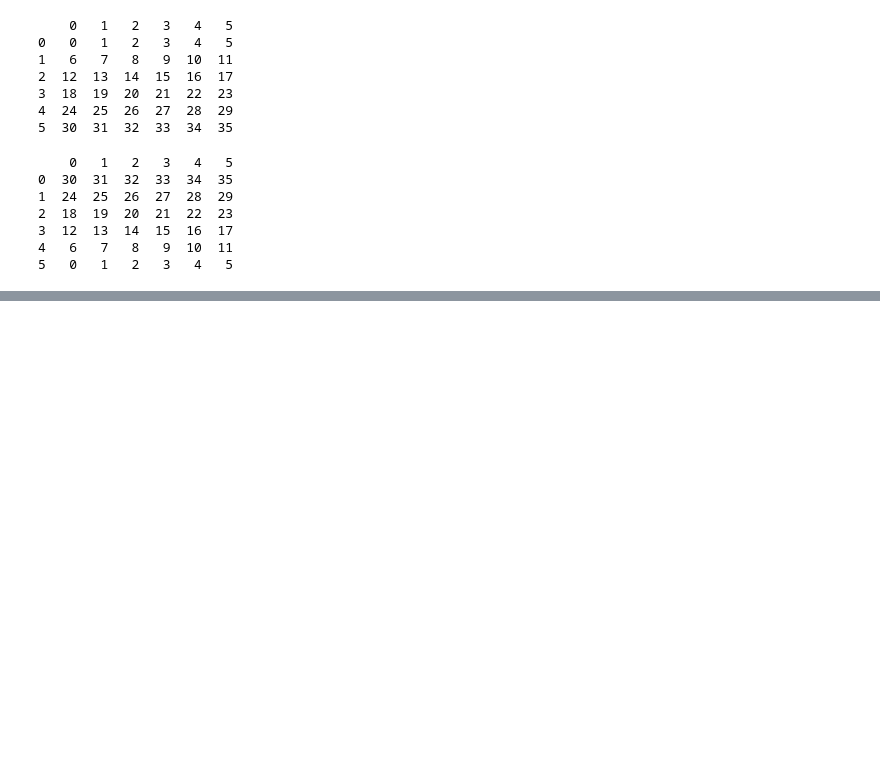
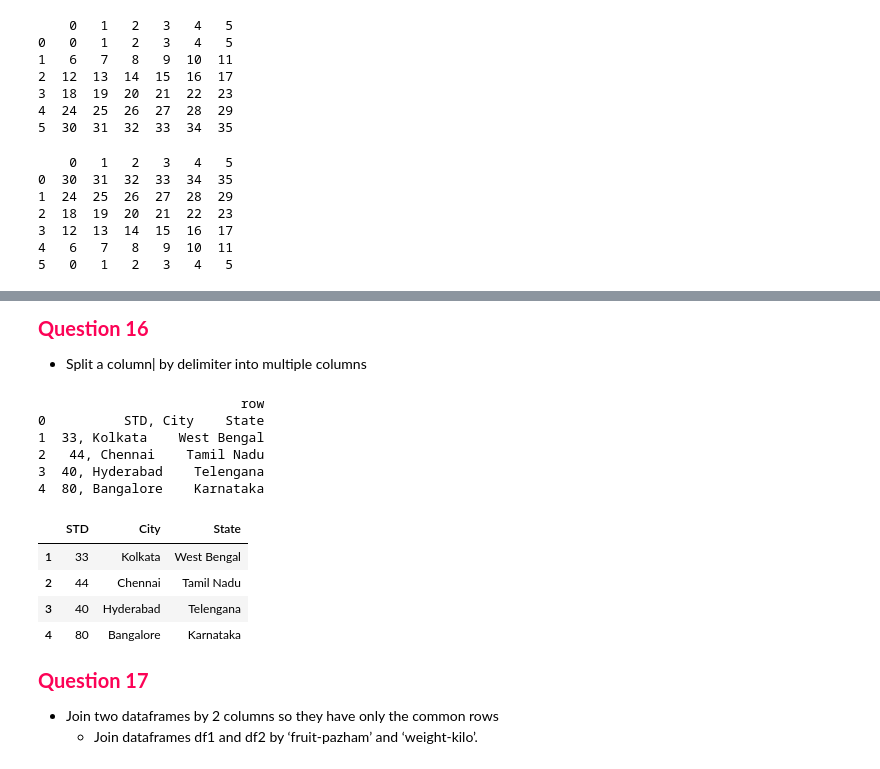
Before and after one commit to sjtalkar/StartHereTemplates, a Jupyter notebook: DataManipulationExercises.ipynb, the cells around one changed output, grey strips where cells are left out. Drawn from its saved outputs; the diff is of its cells as text; code cells hidden in the pictures; blank space fills up the shorter version.

```diff
--- a/DataManipulationExercises.ipynb
+++ b/DataManipulationExercises.ipynb
@@ -367,0 +574,45 @@ print(df)
+# %% [markdown]
+<span style="color:#fc0356;font-size:20px ; font-weight:bold">Question 16<span>
+* Split a column| by delimiter into multiple columns
+# %%
+df = pd.DataFrame(["STD, City    State",
+"33, Kolkata    West Bengal",
+"44, Chennai    Tamil Nadu",
+"40, Hyderabad    Telengana",
+"80, Bangalore    Karnataka"], columns=['row'])
+print(df)
+# %% [output]
+                          row
+0          STD, City    State
+1  33, Kolkata    West Bengal
+2   44, Chennai    Tamil Nadu
+3  40, Hyderabad    Telengana
+4  80, Bangalore    Karnataka
+# %%
+df_temp = pd.DataFrame(df['row'].str.split(',', expand=True))
+df_STD = pd.DataFrame(df_temp.loc[:, 0])
+
+#Convert the first row into column headers
+df_STD.columns= list(df_STD.loc[0])
+
+df_temp.loc[:, 1] = df_temp.loc[:, 1].str.strip()
+
+df_city_state  = pd.DataFrame(df_temp.loc[:, 1].str.split('   ', expand = True))
+print()
+#Convert the first row into column headers
+df_city_state.columns=list(df_city_state.loc[0])
+
+df_final = pd.merge(df_STD, df_city_state, how="inner", left_index=True, right_index=True)
+
+df_final = df_final.loc[1:,]
+df_final
+# %% [output]
+|  | STD | City | State |
+| 1 | 33 | Kolkata | West Bengal |
+| 2 | 44 | Chennai | Tamil Nadu |
+| 3 | 40 | Hyderabad | Telengana |
+| 4 | 80 | Bangalore | Karnataka |
+# %% [markdown]
+<span style="color:#fc0356;font-size:20px ; font-weight:bold">Question 17<span>
+* Join two dataframes by 2 columns so they have only the common rows
+    * Join dataframes df1 and df2 by ‘fruit-pazham’ and ‘weight-kilo’.
```
Also changed, not shown: parts of 39 cells of this notebook, 3 other files.
